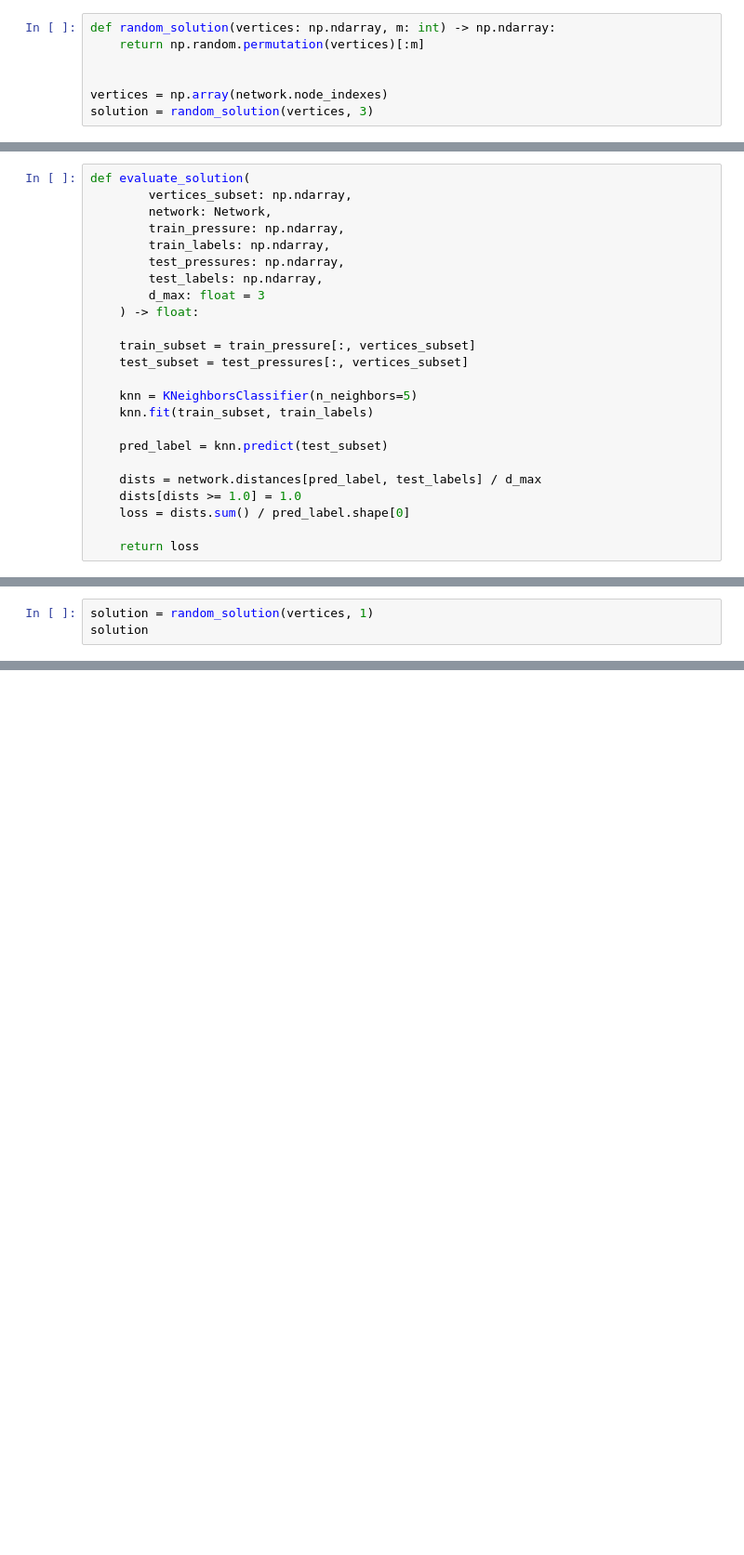
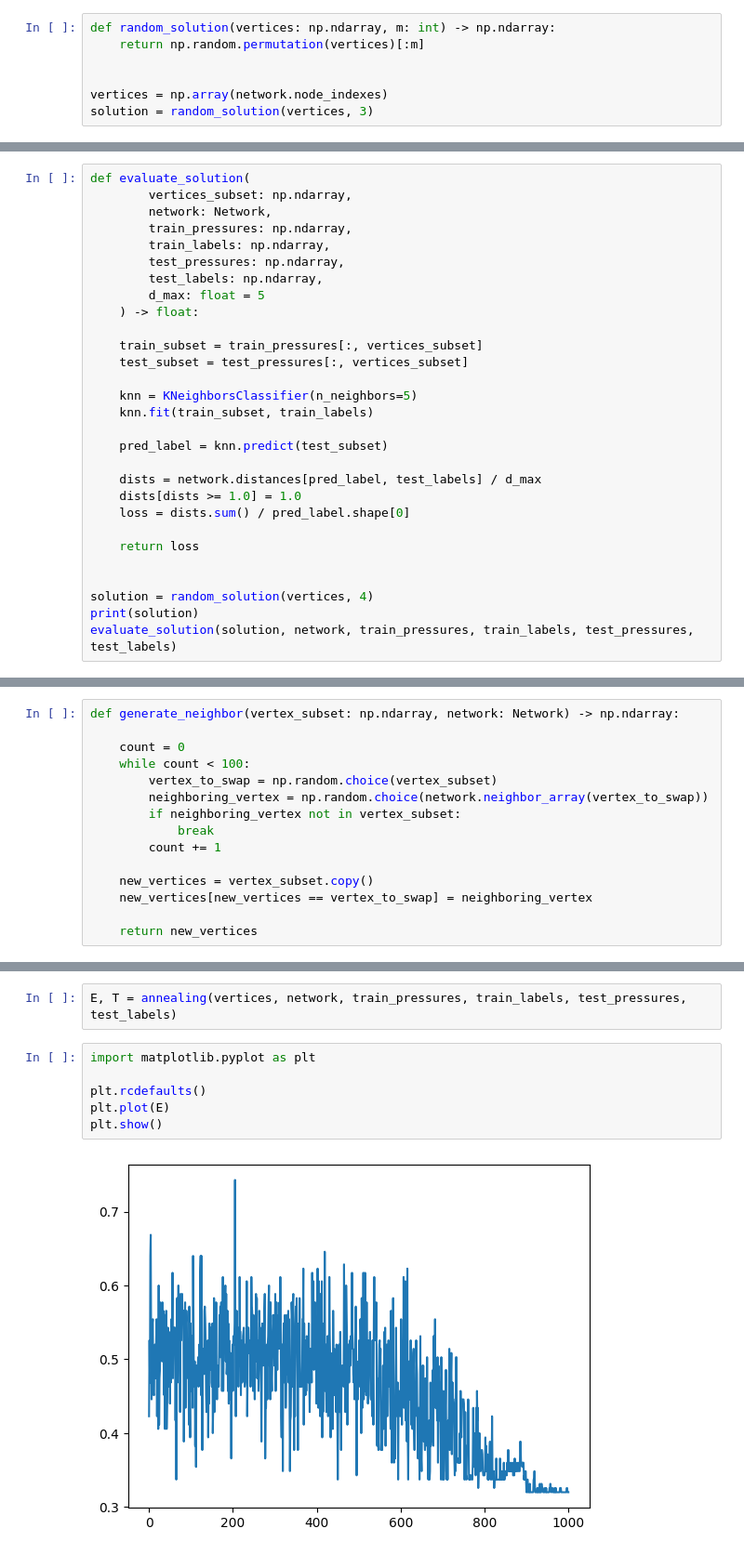
Before and after one commit to mnozkiewicz/MiSS, a Jupyter notebook: notebooks/leak_prediction.ipynb, the cells around one changed output, grey strips where cells are left out. Shown at 93% size. Saved outputs shown, nothing was run; the diff lists cells and outputs as text; blank space fills up the shorter version.

Commit message:
Added simple annealing script

```diff
--- a/notebooks/leak_prediction.ipynb
+++ b/notebooks/leak_prediction.ipynb
@@ -186,14 +188,14 @@ train_pressure, test_pressures, train_labels, test_labels = train_test_split(pre
 def evaluate_solution(
         vertices_subset: np.ndarray,
         network: Network,
-        train_pressure: np.ndarray,
+        train_pressures: np.ndarray,
         train_labels: np.ndarray,
         test_pressures: np.ndarray,
         test_labels: np.ndarray,
-        d_max: float = 3
+        d_max: float = 5
     ) -> float:
 
-    train_subset = train_pressure[:, vertices_subset]
+    train_subset = train_pressures[:, vertices_subset]
     test_subset = test_pressures[:, vertices_subset]
 
     knn = KNeighborsClassifier(n_neighbors=5)
@@ -206,3 +208,8 @@ def evaluate_solution(
     loss = dists.sum() / pred_label.shape[0]
 
     return loss
+
+
+solution = random_solution(vertices, 4)
+print(solution)
+evaluate_solution(solution, network, train_pressures, train_labels, test_pressures, test_labels)
@@ -209,3 +218,0 @@ def evaluate_solution(
-# %%
-solution = random_solution(vertices, 1)
-solution
@@ -217,0 +219,15 @@ np.float64(0.6899224806201549)
+# %%
+def generate_neighbor(vertex_subset: np.ndarray, network: Network) -> np.ndarray:
+
+    count = 0
+    while count < 100:
+        vertex_to_swap = np.random.choice(vertex_subset)
+        neighboring_vertex = np.random.choice(network.neighbor_array(vertex_to_swap))
+        if neighboring_vertex not in vertex_subset:
+            break
+        count += 1
+
+    new_vertices = vertex_subset.copy()
+    new_vertices[new_vertices == vertex_to_swap] = neighboring_vertex
+
+    return new_vertices
@@ -217,0 +297,10 @@ np.float64(0.6899224806201549)
+# %%
+E, T = annealing(vertices, network, train_pressures, train_labels, test_pressures, test_labels)
+# %%
+import matplotlib.pyplot as plt
+
+plt.rcdefaults()
+plt.plot(E)
+plt.show()
+# %% [output]
+[figure, added]
```
Also changed, not shown: parts of 9 cells of this notebook.
